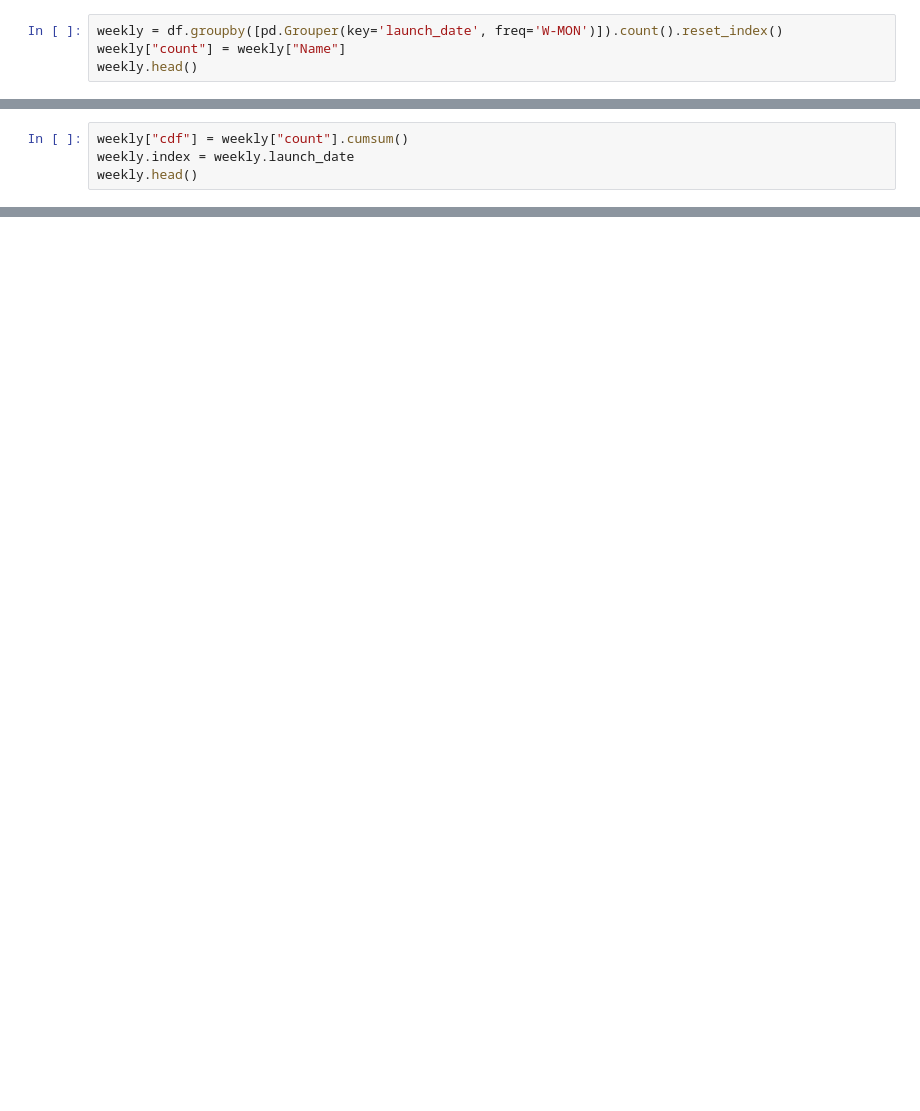
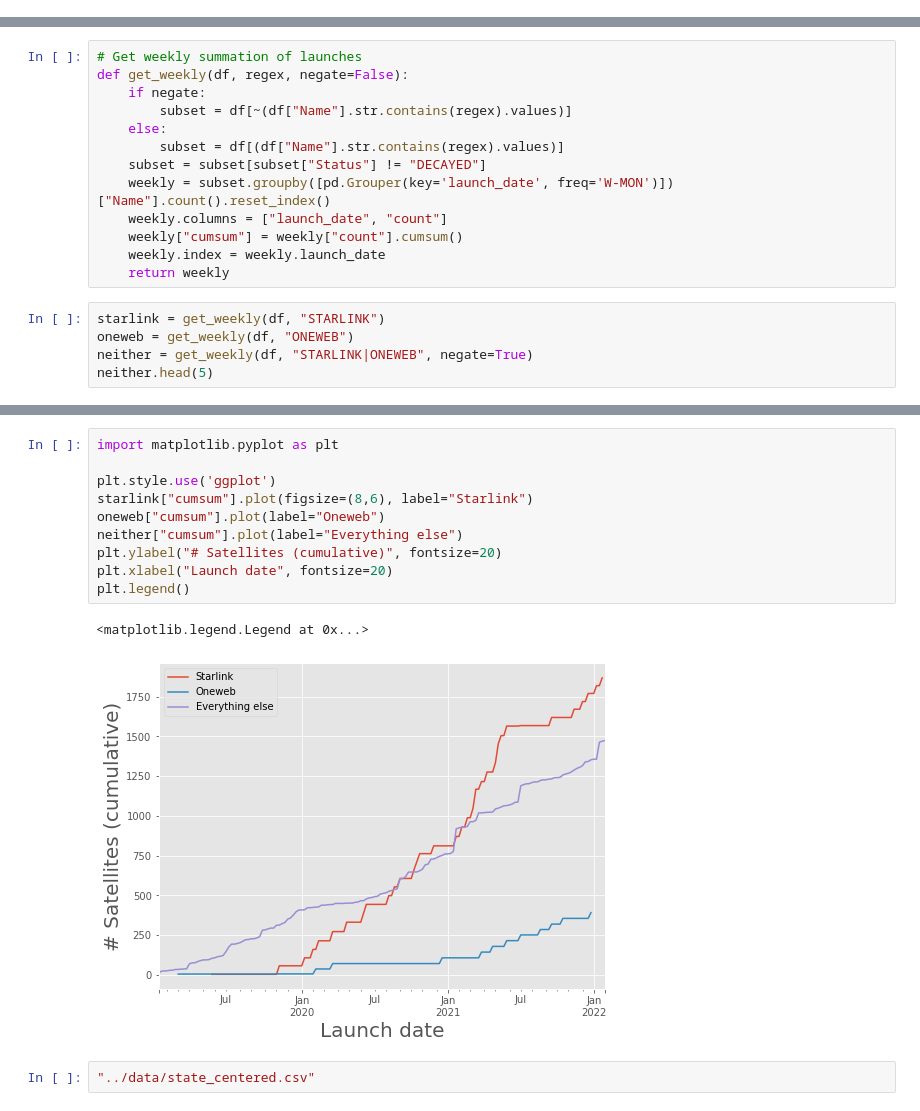
Before and after one commit to matzhaugen/mortality, a Jupyter notebook: notebooks/satellites.ipynb, the cells around one changed output, grey strips where cells are left out. Drawn from its saved outputs; the diff is of its cells as text; blank space fills up the shorter version.

```diff
--- a/notebooks/satellites.ipynb
+++ b/notebooks/satellites.ipynb
@@ -139,4 +19,0 @@ df.Name.unique().shape
-# %%
-weekly = df.groupby([pd.Grouper(key='launch_date', freq='W-MON')]).count().reset_index()
-weekly["count"] = weekly["Name"]
-weekly.head()
@@ -150,4 +19,0 @@ weekly.head()
-# %%
-weekly["cdf"] = weekly["count"].cumsum()
-weekly.index = weekly.launch_date
-weekly.head()
@@ -166,0 +35,18 @@ weekly["cdf"].plot()
+# %%
+# Get weekly summation of launches
+def get_weekly(df, regex, negate=False):
+    if negate:
+        subset = df[~(df["Name"].str.contains(regex).values)]
+    else:
+        subset = df[(df["Name"].str.contains(regex).values)]
+    subset = subset[subset["Status"] != "DECAYED"]
+    weekly = subset.groupby([pd.Grouper(key='launch_date', freq='W-MON')])["Name"].count().reset_index()
+    weekly.columns = ["launch_date", "count"]
+    weekly["cumsum"] = weekly["count"].cumsum()
+    weekly.index = weekly.launch_date
+    return weekly
+# %%
+starlink = get_weekly(df, "STARLINK")
+oneweb = get_weekly(df, "ONEWEB")
+neither = get_weekly(df, "STARLINK|ONEWEB", negate=True)
+neither.head(5)
@@ -166,0 +61,15 @@ weekly["cdf"].plot()
+# %%
+import matplotlib.pyplot as plt
+
+plt.style.use('ggplot')
+starlink["cumsum"].plot(figsize=(8,6), label="Starlink")
+oneweb["cumsum"].plot(label="Oneweb")
+neither["cumsum"].plot(label="Everything else")
+plt.ylabel("# Satellites (cumulative)", fontsize=20)
+plt.xlabel("Launch date", fontsize=20)
+plt.legend()
+# %% [output]
+<matplotlib.legend.Legend at 0x...>
+[figure, added]
+# %%
+"../data/state_centered.csv"
```
Also changed, not shown: parts of 15 cells of this notebook, 3 other files.
